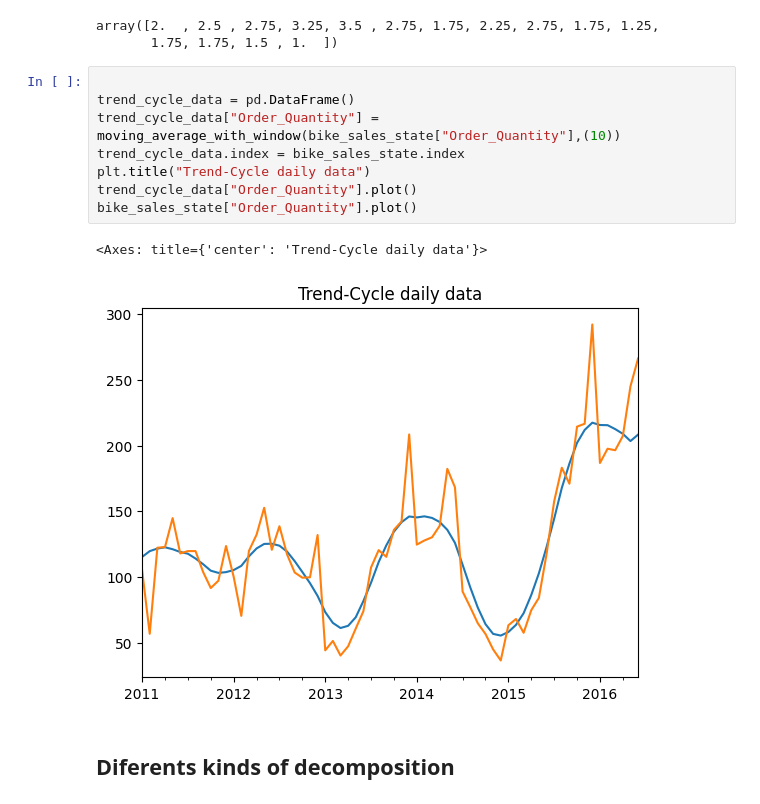
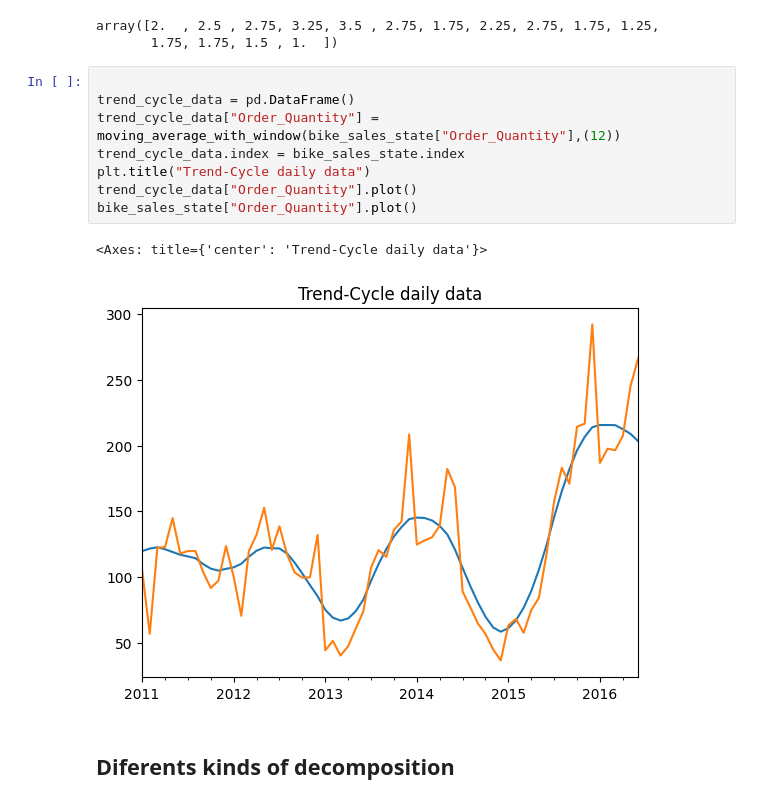
Before and after one commit to CaioMaxximus/Time_Series_Decomposition-bike_sales_america, a Jupyter notebook: time-series-decomposition-bike-sales-america.ipynb, the cells around one changed output. Cells and saved outputs as stored; diff of their text form.

```diff
--- a/time-series-decomposition-bike-sales-america.ipynb
+++ b/time-series-decomposition-bike-sales-america.ipynb
@@ -182,14 +183,14 @@ array([2.  , 2.5 , 2.75, 3.25, 3.5 , 2.75, 1.75, 2.25, 2.75, 1.75, 1.25,
 # %%
 
 trend_cycle_data = pd.DataFrame()
-trend_cycle_data["Order_Quantity"] = moving_average_with_window(bike_sales_state["Order_Quantity"],(10))
+trend_cycle_data["Order_Quantity"] = moving_average_with_window(bike_sales_state["Order_Quantity"],(12))
 trend_cycle_data.index = bike_sales_state.index
 plt.title("Trend-Cycle daily data")
 trend_cycle_data["Order_Quantity"].plot()
 bike_sales_state["Order_Quantity"].plot()
 # %% [output]
 <Axes: title={'center': 'Trend-Cycle daily data'}>
-[figure, old version]
+[figure, new version]
 # %% [markdown]
 ## **Diferents kinds of decomposition**
 # %% [markdown]
```
Also changed, not shown: parts of 10 cells of this notebook.
